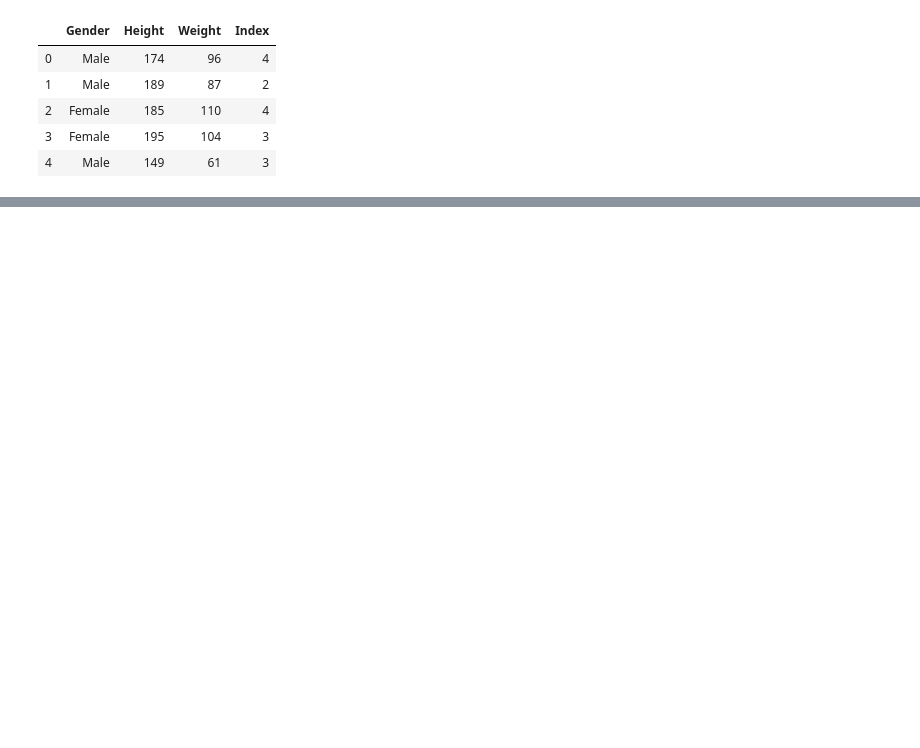
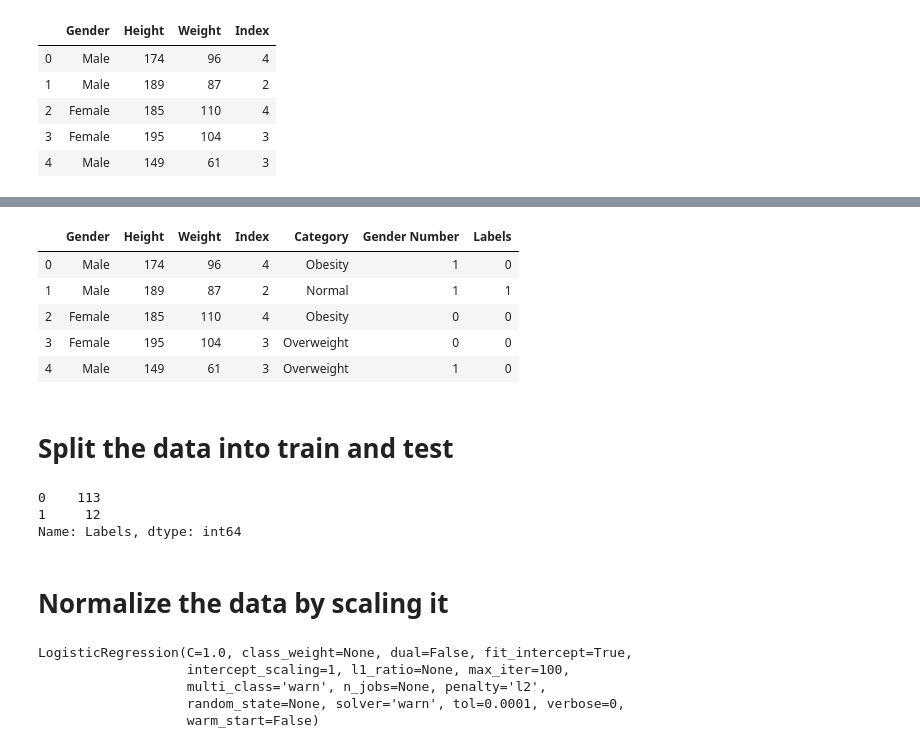
Before and after one commit to alannanoguchi/DS-2.1-Machine-Learning, a Jupyter notebook: Assignments/Final.ipynb, the cells around one changed output, grey strips where cells are left out. Cells and saved outputs as stored; diff of their text form; code cells hidden in the pictures; blank space fills up the shorter version.

```diff
--- a/Assignments/Final.ipynb
+++ b/Assignments/Final.ipynb
@@ -52,0 +141,10 @@ df.head()
+# %%
+# Change and create a column for the value of male to 1 and female to 0
+
+def convert_gender_to_num(x):
+    if x['Gender'] == 'Male':
+        return 1
+    elif x['Gender'] == 'Female':
+        return 0
+df['Gender Number'] = df.apply(convert_gender_to_num, axis=1)
+df.head()
@@ -52,0 +170,44 @@ df.head()
+# %%
+def convert_index_to_label(df):
+    if df['Index'] == 0:
+        return 0
+    elif df['Index'] == 1:
+        return 0
+    elif df['Index'] == 2:    # 2 is normal and this is healthy
+        return 1
+    elif df['Index'] == 3:
+        return 0
+    elif df['Index']== 4:
+        return 0
+    elif df['Index'] == 5:
+        return 0
+
+df['Labels'] = df.apply(convert_index_to_label, axis=1)  # Add a new column called Labels
+df.head()
+# %% [output]
+|  | Gender | Height | Weight | Index | Category | Gender Number | Labels |
+| 0 | Male | 174 | 96 | 4 | Obesity | 1 | 0 |
+| 1 | Male | 189 | 87 | 2 | Normal | 1 | 1 |
+| 2 | Female | 185 | 110 | 4 | Obesity | 0 | 0 |
+| 3 | Female | 195 | 104 | 3 | Overweight | 0 | 0 |
+| 4 | Male | 149 | 61 | 3 | Overweight | 1 | 0 |
+# %% [markdown]
+# Split the data into train and test
+# %%
+from sklearn.model_selection import train_test_split
+
+feature_cols = ['Gender Number', 'Height', 'Weight']
+
+X = df[feature_cols]
+
+y = df['Labels']
+
+X_train, X_test, y_train, y_test = train_test_split(X, y, test_size=0.25, random_state=0)
+
+y_test.value_counts()
+# %% [output]
+0    113
+1     12
+Name: Labels, dtype: int64
+# %% [markdown]
+# Normalize the data by scaling it
@@ -52,0 +221,15 @@ df.head()
+# %%
+# Build the classifier model
+
+from sklearn.linear_model import LogisticRegression
+
+logreg = LogisticRegression()
+
+# fit model
+logreg.fit(X_train, y_train)
+# %% [output]
+LogisticRegression(C=1.0, class_weight=None, dual=False, fit_intercept=True,
+                   intercept_scaling=1, l1_ratio=None, max_iter=100,
+                   multi_class='warn', n_jobs=None, penalty='l2',
+                   random_state=None, solver='warn', tol=0.0001, verbose=0,
+                   warm_start=False)
```
Also changed, not shown: parts of 30 cells of this notebook.
